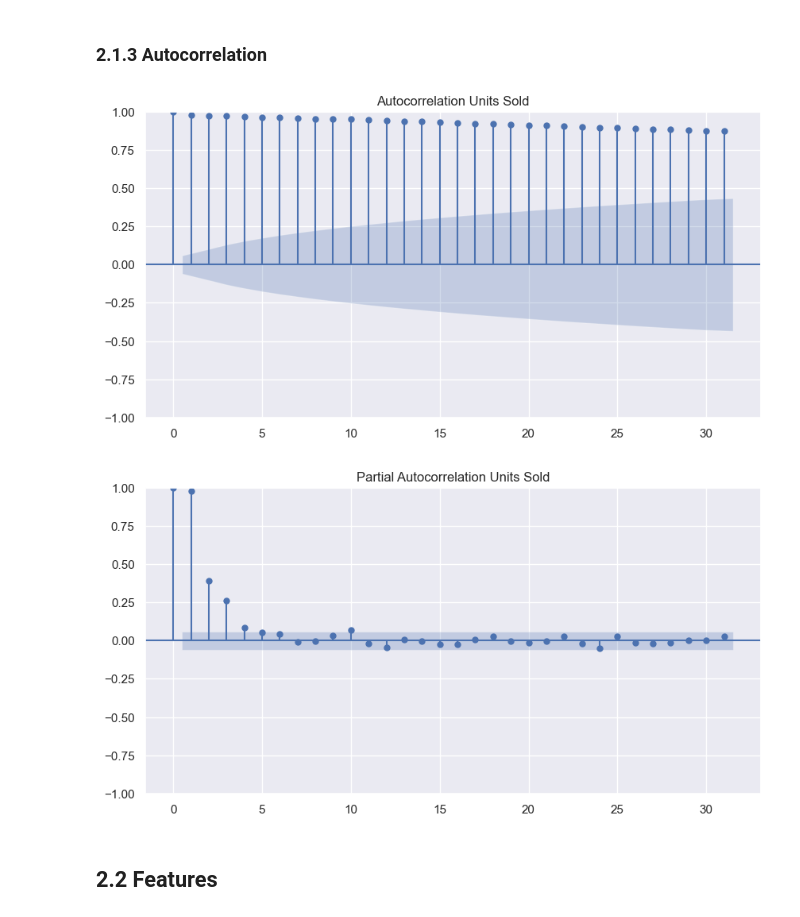
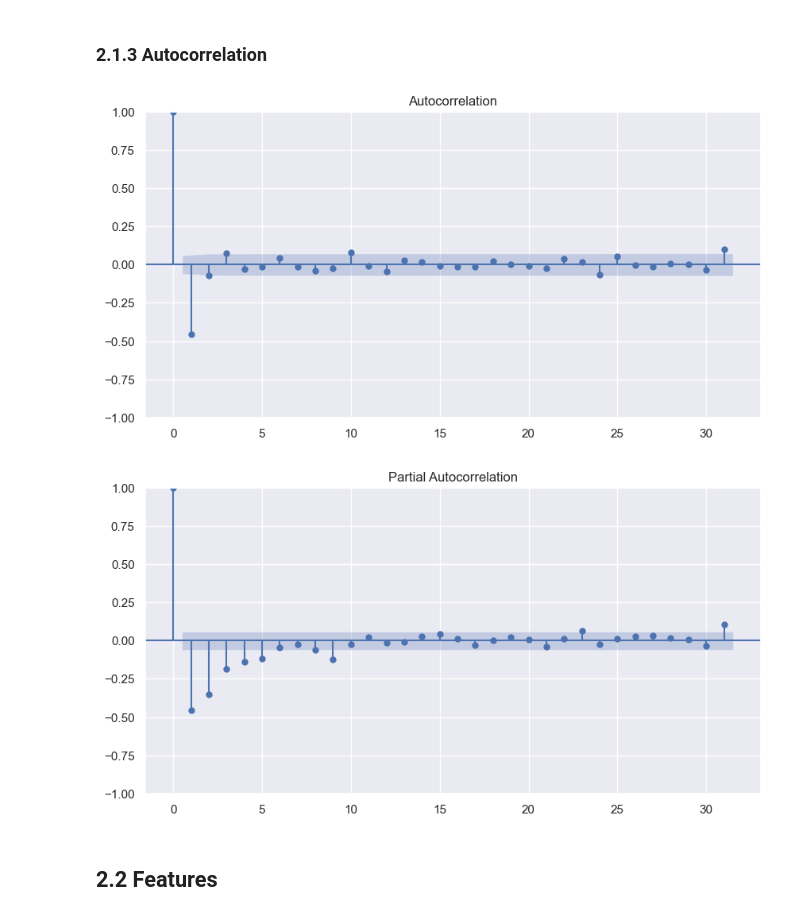
Before and after one commit to emsif84/sales_forecasting, a Jupyter notebook: Forecasting/1_eda/eda.ipynb, the cells around one changed output. Drawn from its saved outputs; the diff is of its cells as text; code cells hidden in the pictures.

Commit message:
Add diff data to acf/pacf

```diff
--- a/Forecasting/1_eda/eda.ipynb
+++ b/Forecasting/1_eda/eda.ipynb
@@ -133,0 +128,8 @@ p-value: 0.2087527656598877
+# %%
+# Erste Differenz der dekomponierten Daten bilden
+data_diff = data_resample_daily.diff(1).dropna()
+
+# Erneuter ADF-Test
+from statsmodels.tsa.stattools import adfuller
+result_adf = adfuller(data_diff)
+print(f'p-value: {result_adf[1]}')
@@ -181,14 +185,15 @@ for i in sample_weeks:
 # %%
 # (Partial) Autocorrelation Function (ACF, PCAF)
 from statsmodels.graphics.tsaplots import plot_acf, plot_pacf
 
 # ACF/PACF Plot
 plt.rcParams["figure.figsize"] = (10,5)
-acf_plot = plot_acf(data_resample_daily, title="Autocorrelation Units Sold")
-pacf_plot = plot_pacf(data_resample_daily, title="Partial Autocorrelation Units Sold")
+# ACF / PACF der differenzierten Daten
+acf_plot = plot_acf(data_diff)
+pacf_plot = plot_pacf(data_diff)
 # %% [output]
-[figure, old version]
+[figure, new version]
-[figure, old version]
+[figure, new version]
 # %% [markdown]
 ## 2.2 Features
 # %% [markdown]
```
Also changed, not shown: parts of 2 cells of this notebook.
